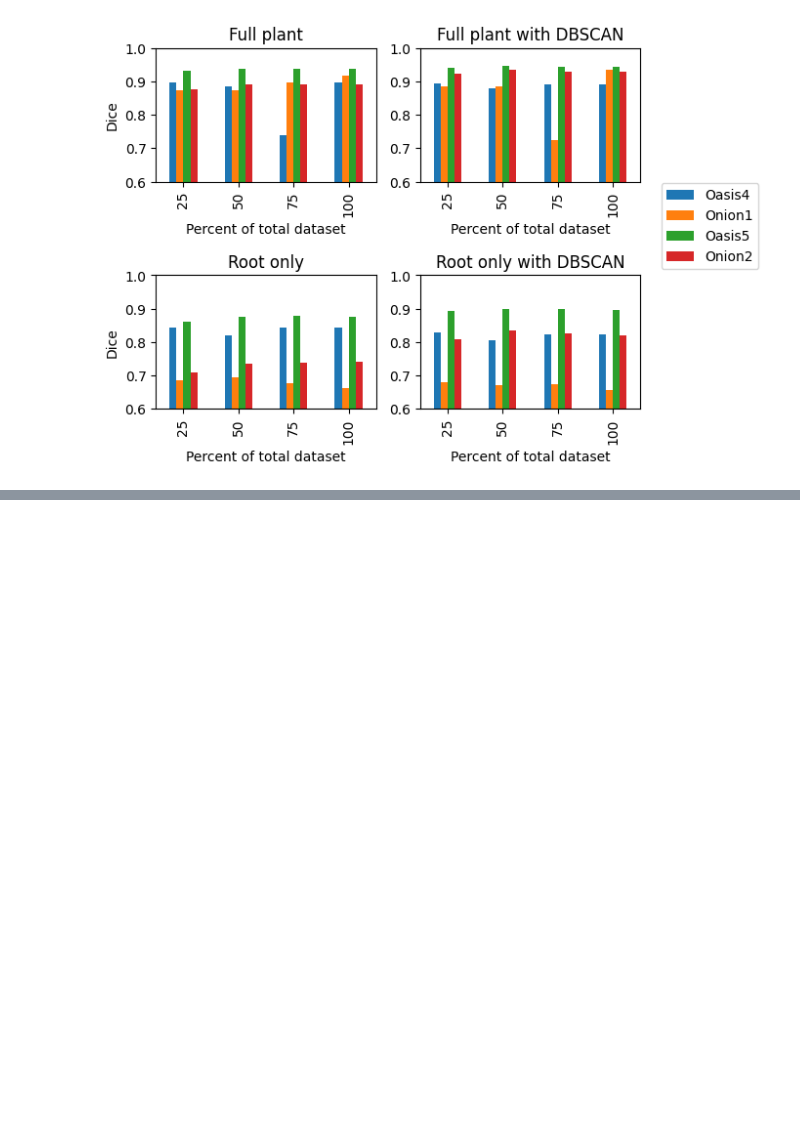
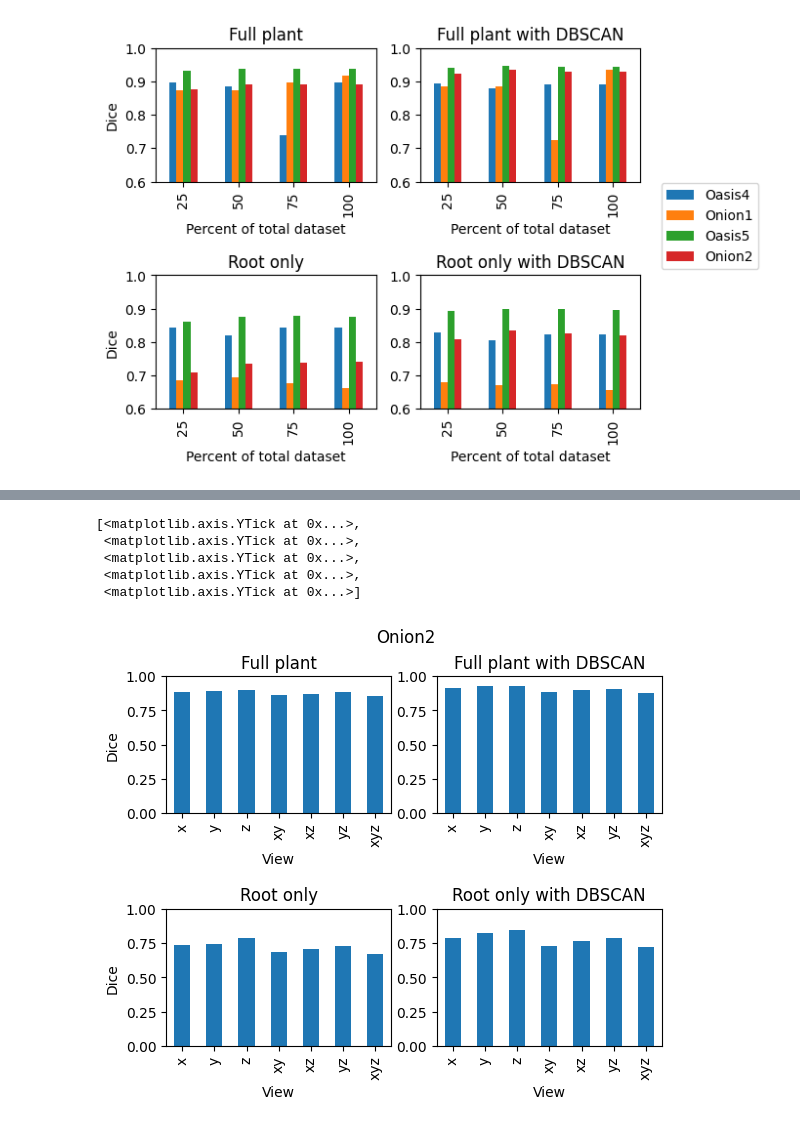
Before and after one commit to marybethcassity/3DRootSegmentation, a Jupyter notebook: pandas.ipynb, the cells around one changed output, grey strips where cells are left out. Cells and saved outputs as stored; diff of their text form; code cells hidden in the pictures; blank space fills up the shorter version.

```diff
--- a/pandas.ipynb
+++ b/pandas.ipynb
@@ -137,42 +139,49 @@ ax4.set_yticks([0.0,0.25,0.50,0.75])
 # %%
 fig.savefig(r'C:\Users\Mary Beth Cassity\OneDrive - Auburn University\Grad\AgCypher Lab\RootAI\predictions\Oasis4.png',bbox_inches='tight')
 # %%
-df = pd.read_excel(r'C:\Users\Mary Beth Cassity\OneDrive - Auburn University\Grad\AgCypher Lab\RootAI\predictions\100\3view\outputMetrics.xlsx',sheet_name = 'Onion1')
+df = pd.read_excel(r'C:\Users\Mary Beth Cassity\OneDrive - Auburn University\Grad\AgCypher Lab\RootAI\predictions\100\3view\outputMetrics.xlsx',sheet_name = 'Onion2')
 
-df2 = pd.read_excel(r'C:\Users\Mary Beth Cassity\OneDrive - Auburn University\Grad\AgCypher Lab\RootAI\predictions\100\3view\outputMetricsDBSCAN.xlsx',sheet_name = 'Onion1')
+df2 = pd.read_excel(r'C:\Users\Mary Beth Cassity\OneDrive - Auburn University\Grad\AgCypher Lab\RootAI\predictions\100\3view\outputMetricsDBSCAN.xlsx',sheet_name = 'Onion2')
 
-df3 = pd.read_excel(r'C:\Users\Mary Beth Cassity\OneDrive - Auburn University\Grad\AgCypher Lab\RootAI\predictions\100\3view\outputMetrics_cut.xlsx',sheet_name = 'Onion1')
+df3 = pd.read_excel(r'C:\Users\Mary Beth Cassity\OneDrive - Auburn University\Grad\AgCypher Lab\RootAI\predictions\100\3view\outputMetrics_cut.xlsx',sheet_name = 'Onion2')
 
-df4 = pd.read_excel(r'C:\Users\Mary Beth Cassity\OneDrive - Auburn University\Grad\AgCypher Lab\RootAI\predictions\100\3view\outputMetricsDBSCAN_cut.xlsx',sheet_name = 'Onion1')
+df4 = pd.read_excel(r'C:\Users\Mary Beth Cassity\OneDrive - Auburn University\Grad\AgCypher Lab\RootAI\predictions\100\3view\outputMetricsDBSCAN_cut.xlsx',sheet_name = 'Onion2')
 
 df = df.drop(columns = ['cut','precision','recall','iou'])
 df2 = df2.drop(columns = ['cut','precision','recall','iou'])
-df3 = df3.drop(columns = ['cut_bottom','cut_top','precision','recall','iou']) #columns = ['cut_bottom','cut_top','precision','recall','iou'] if Onion1
-df4 = df4.drop(columns = ['cut_bottom','cut_top','precision','recall','iou']) #columns = ['cut_bottom','cut_top','precision','recall','iou'] if Onion1
+df3 = df3.drop(columns = ['cut','precision','recall','iou']) #columns = ['cut_bottom','cut_top','precision','recall','iou'] if Onion1
+df4 = df4.drop(columns = ['cut','precision','recall','iou']) #columns = ['cut_bottom','cut_top','precision','recall','iou'] if Onion1
 
 fig, axes = plt.subplots(nrows=2, ncols=2)
 plt.subplots_adjust(hspace=0.7)
-plt.suptitle('Onion1')
+plt.suptitle('Onion2')
 fig.axes[0].set_ylabel('Dice')
 fig.axes[2].set_ylabel('Dice')
 
 ax = df.plot.bar(ax=axes[0,0], x = 'View', legend = False)
 ax.set(xlabel="View")
 ax.set_title("Full plant")
-ax.set_yticks([0.0,0.25,0.50,0.75])
+ax.set_yticks([0.0,0.25,0.50,0.75,1.0])
 
 ax2 = df2.plot.bar(ax=axes[0,1], x = 'View', legend = False)
 ax2.set(xlabel="View")
 ax2.set_title("Full plant with DBSCAN")
-ax2.set_yticks([0.0,0.25,0.50,0.75])
+ax2.set_yticks([0.0,0.25,0.50,0.75,1.0])
 
 ax3 = df3.plot.bar(ax=axes[1,0], x = 'View', legend = False)
 ax3.set(xlabel="View")
 ax3.set_title("Root only")
-ax3.set_yticks([0.0,0.25,0.50,0.75])
+ax3.set_yticks([0.0,0.25,0.50,0.75,1.0])
 
 ax4 = df4.plot.bar(ax=axes[1,1], x = 'View', legend = False)
 ax4.set(xlabel="View")
 ax4.set_title("Root only with DBSCAN")
-ax4.set_yticks([0.0,0.25,0.50,0.75])
+ax4.set_yticks([0.0,0.25,0.50,0.75,1.0])
+# %% [output]
+[<matplotlib.axis.YTick at 0x...>,
+ <matplotlib.axis.YTick at 0x...>,
+ <matplotlib.axis.YTick at 0x...>,
+ <matplotlib.axis.YTick at 0x...>,
+ <matplotlib.axis.YTick at 0x...>]
+[figure, added]
 # %%
```
Also changed, not shown: parts of 6 cells of this notebook.
